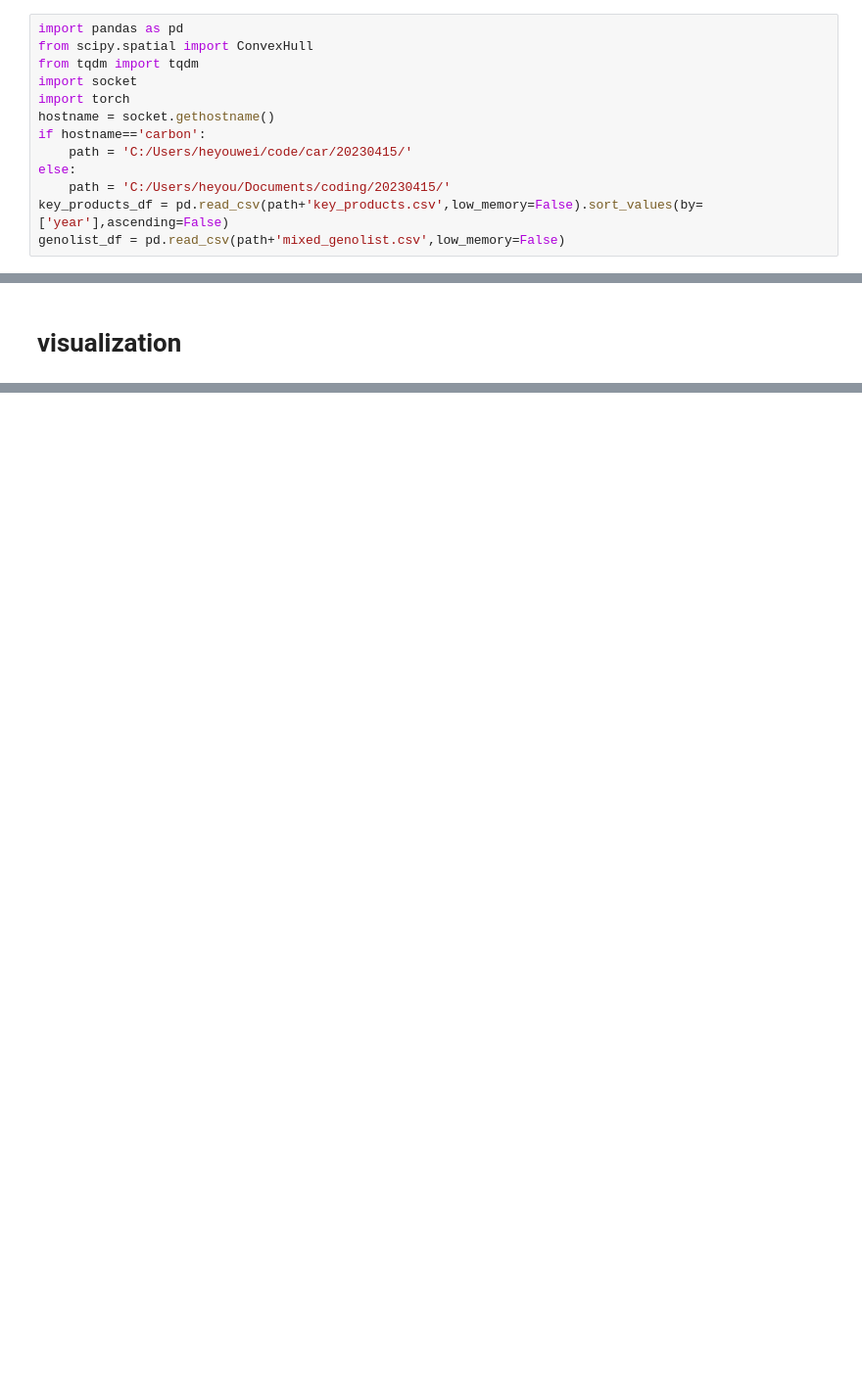
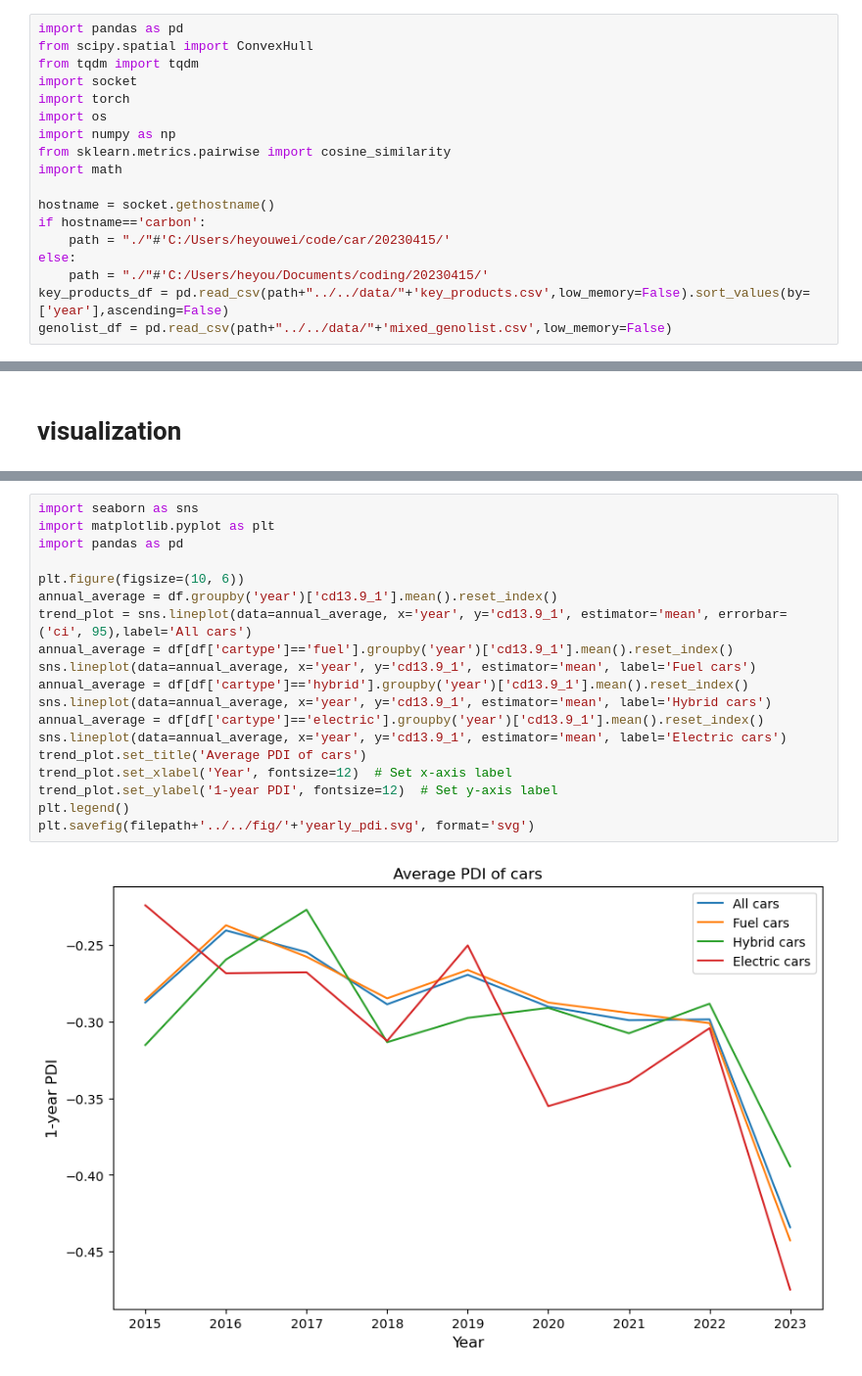
Before and after one commit to heyouwei2021/Product-disruption-index-research, a Jupyter notebook: code/visualization/phylogenetic_visual.ipynb, the cells around one changed output, grey strips where cells are left out. Shown at 98% size. Cells and saved outputs as stored; diff of their text form; blank space fills up the shorter version.

```diff
--- a/code/visualization/phylogenetic_visual.ipynb
+++ b/code/visualization/phylogenetic_visual.ipynb
@@ -6,13 +6,18 @@ from scipy.spatial import ConvexHull
 from tqdm import tqdm
 import socket
 import torch
+import os
+import numpy as np
+from sklearn.metrics.pairwise import cosine_similarity
+import math
+
 hostname = socket.gethostname()
 if hostname=='carbon':
-    path = 'C:/Users/heyouwei/code/car/20230415/'
+    path = "./"#'C:/Users/heyouwei/code/car/20230415/'
 else:
-    path = 'C:/Users/heyou/Documents/coding/20230415/'
-key_products_df = pd.read_csv(path+'key_products.csv',low_memory=False).sort_values(by=['year'],ascending=False)
-genolist_df = pd.read_csv(path+'mixed_genolist.csv',low_memory=False)
+    path = "./"#'C:/Users/heyou/Documents/coding/20230415/'
+key_products_df = pd.read_csv(path+"../../data/"+'key_products.csv',low_memory=False).sort_values(by=['year'],ascending=False)
+genolist_df = pd.read_csv(path+"../../data/"+'mixed_genolist.csv',low_memory=False)
 # %%
 beginyear = 2013
 endyear = 2024
@@ -1714,0 +1346,21 @@ drawplot(avg_df,newxcol,['avg_anc_cd13.9_1'],'count',col_dic)
+# %%
+import seaborn as sns
+import matplotlib.pyplot as plt
+import pandas as pd
+
+plt.figure(figsize=(10, 6))
+annual_average = df.groupby('year')['cd13.9_1'].mean().reset_index()
+trend_plot = sns.lineplot(data=annual_average, x='year', y='cd13.9_1', estimator='mean', errorbar=('ci', 95),label='All cars')
+annual_average = df[df['cartype']=='fuel'].groupby('year')['cd13.9_1'].mean().reset_index()
+sns.lineplot(data=annual_average, x='year', y='cd13.9_1', estimator='mean', label='Fuel cars')
+annual_average = df[df['cartype']=='hybrid'].groupby('year')['cd13.9_1'].mean().reset_index()
+sns.lineplot(data=annual_average, x='year', y='cd13.9_1', estimator='mean', label='Hybrid cars')
+annual_average = df[df['cartype']=='electric'].groupby('year')['cd13.9_1'].mean().reset_index()
+sns.lineplot(data=annual_average, x='year', y='cd13.9_1', estimator='mean', label='Electric cars')
+trend_plot.set_title('Average PDI of cars')
+trend_plot.set_xlabel('Year', fontsize=12)  # Set x-axis label
+trend_plot.set_ylabel('1-year PDI', fontsize=12)  # Set y-axis label
+plt.legend()
+plt.savefig(filepath+'../../fig/'+'yearly_pdi.svg', format='svg')
+# %% [output]
+[figure, added]
```
Also changed, not shown: parts of 53 cells of this notebook.
